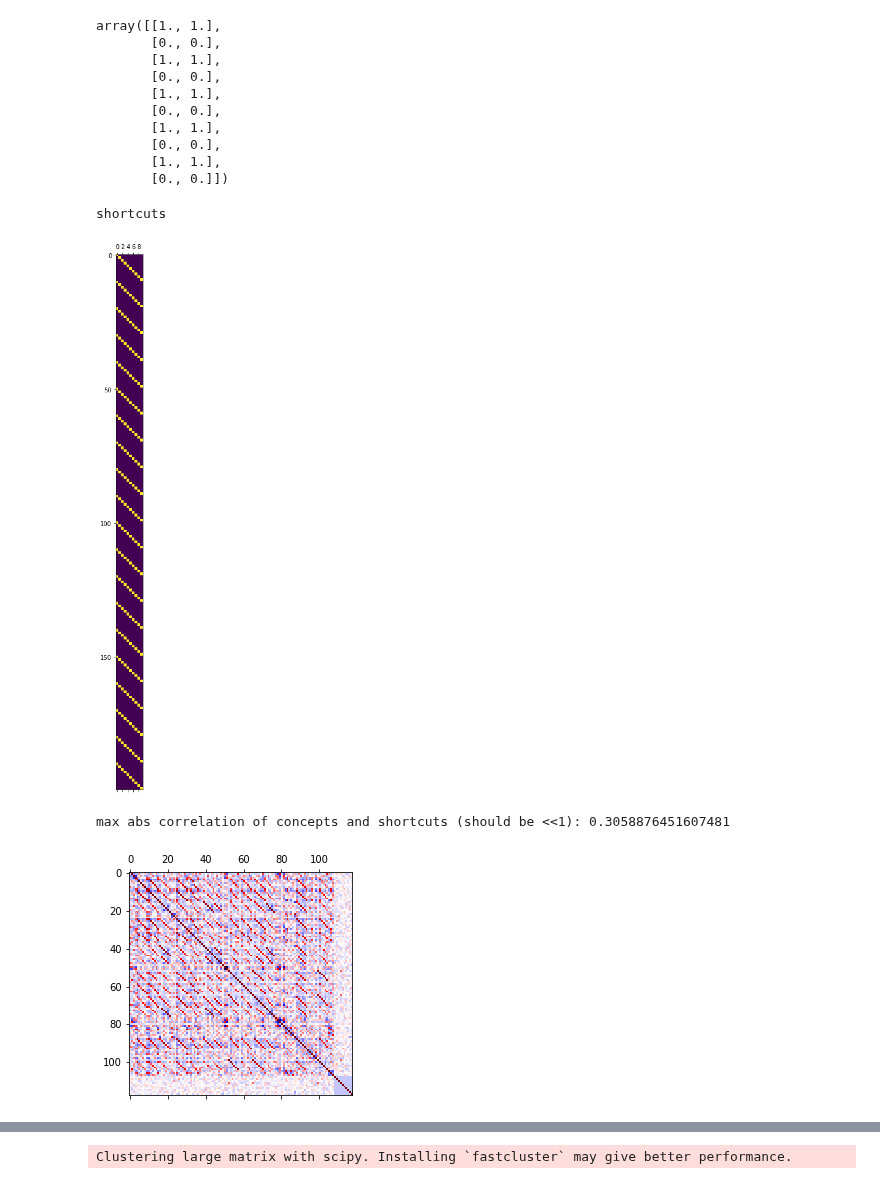
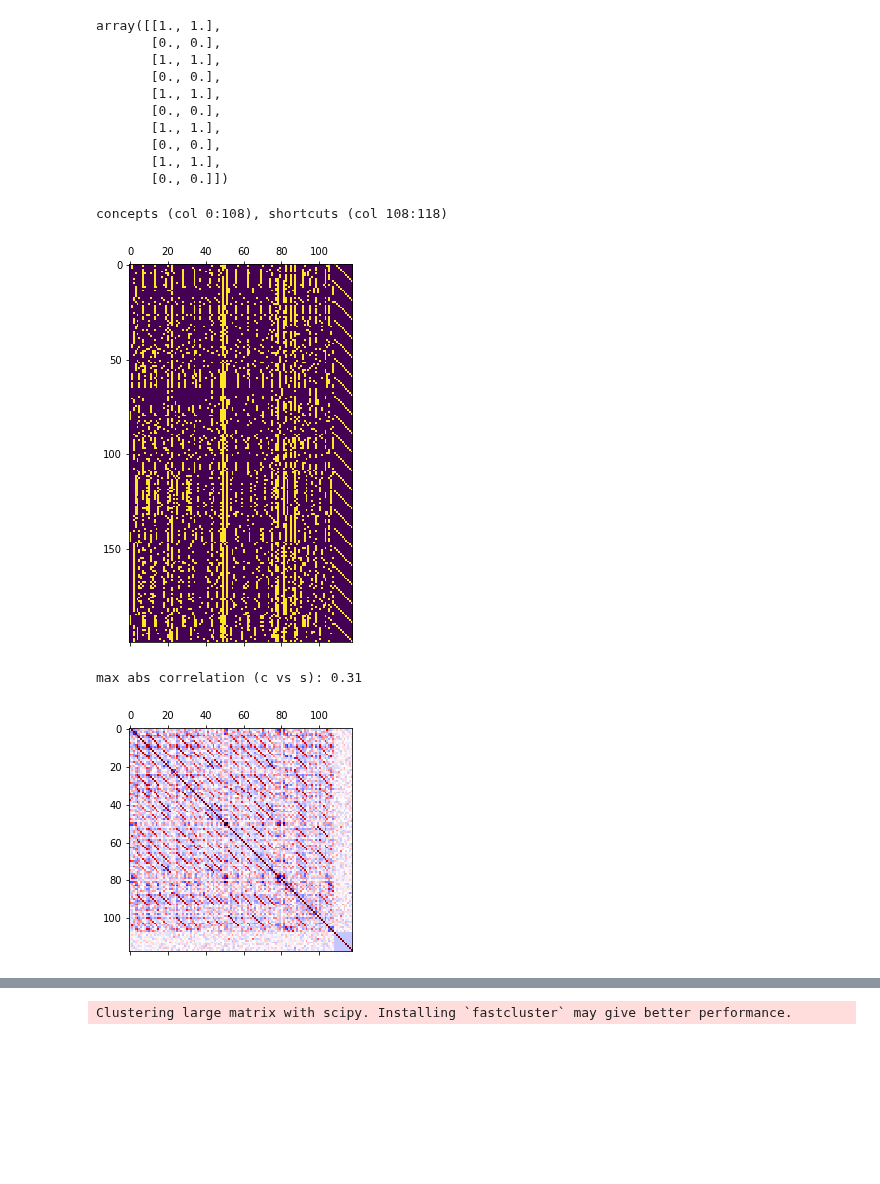
Before and after one commit to nathanwang000/ConceptCredibleModel, a Jupyter notebook: notebooks/birds_concepts.ipynb, the cells around one changed output, grey strips where cells are left out. Cells and saved outputs as stored; diff of their text form; code cells hidden in the pictures; blank space fills up the shorter version.

```diff
--- a/notebooks/birds_concepts.ipynb
+++ b/notebooks/birds_concepts.ipynb
@@ -83,28 +83,28 @@ array([[1., 1.],
        [1., 1.],
        [0., 0.]])
 # %%
-def cub_shortcut_correlation(concepts, n_classes):
+def cub_shortcut_correlation(concepts, n_classes, show_concept_shortcut=False):
     # concepts: (200, n_concepts), n_classes: number of shortcut classes
     n_cub_classes, n_concepts = concepts.shape
 
     shortcuts = np.zeros((n_cub_classes, n_classes))
     for i in range(n_classes):
         shortcuts[range(i, n_cub_classes, n_classes), i] = 1
-    print('shortcuts')
-    plt.matshow(shortcuts)
-    plt.show()
+    if show_concept_shortcut:
+        print(f'concepts (col 0:{n_concepts}), shortcuts (col {n_concepts}:{n_concepts+n_classes})')
+        plt.matshow(np.hstack((concepts, shortcuts)))
+        plt.show()
 
     a = np.hstack((np.array(concepts), shortcuts))
     cov_a = np.corrcoef(a.T)
-    print('max abs correlation of concepts and shortcuts (should be <<1):',
-          np.abs(cov_a[n_concepts:, :n_concepts]).max())
+    print(f'max abs correlation (c vs s): {np.abs(cov_a[n_concepts:, :n_concepts]).max():.2f}')
 
     plt.matshow(cov_a, cmap='seismic', vmax=1, vmin=-1)
     plt.show()
 
-cub_shortcut_correlation(maj_concepts, 10)
+cub_shortcut_correlation(maj_concepts, 10, show_concept_shortcut=True)
 # %% [output]
-shortcuts
+concepts (col 0:108), shortcuts (col 108:118)
-[figure, old version]
+[figure, new version]
-max abs correlation of concepts and shortcuts (should be <<1): 0.3058876451607481
+max abs correlation (c vs s): 0.31
 [figure]
```
Also changed, not shown: parts of 2 cells of this notebook, 2 other files.
